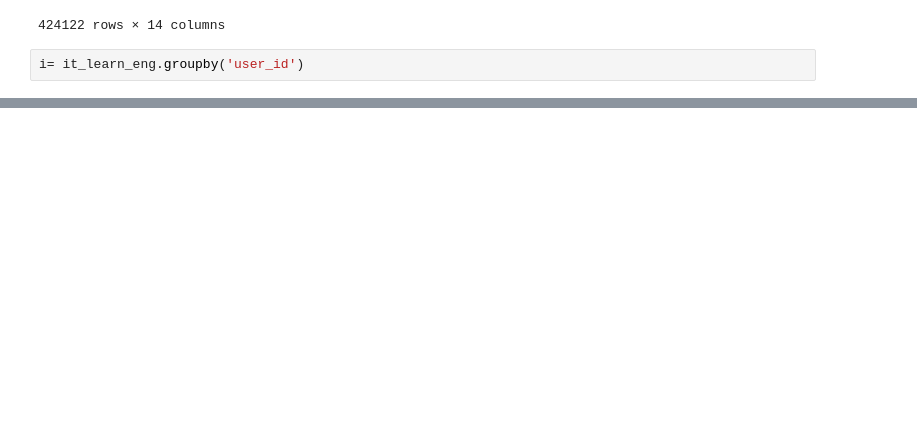
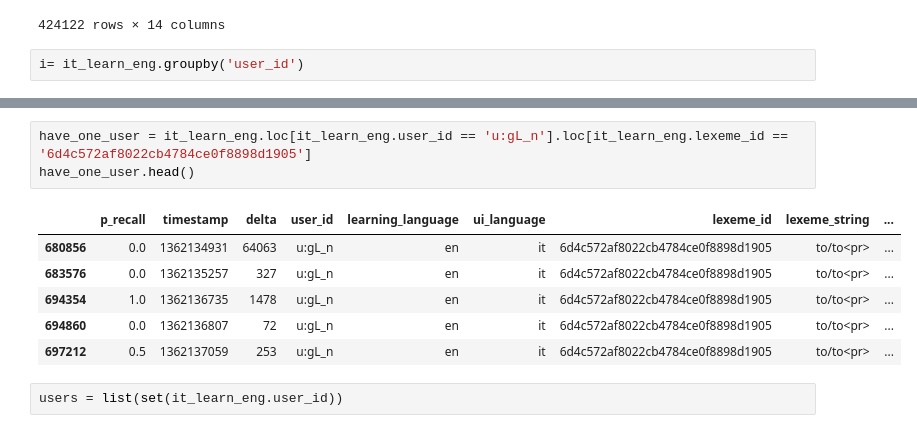
Before and after one commit to k-christensen/duo_proj, a Jupyter notebook: preprocessing.ipynb, the cells around one changed output, grey strips where cells are left out. Cells and saved outputs as stored; diff of their text form; blank space fills up the shorter version.

```diff
--- a/preprocessing.ipynb
+++ b/preprocessing.ipynb
@@ -362,0 +400,12 @@ i= it_learn_eng.groupby('user_id')
+# %%
+have_one_user = it_learn_eng.loc[it_learn_eng.user_id == 'u:gL_n'].loc[it_learn_eng.lexeme_id == '6d4c572af8022cb4784ce0f8898d1905']
+have_one_user.head()
+# %% [output]
+|  | p_recall | timestamp | delta | user_id | learning_language | ui_language | lexeme_id | lexeme_string | ... |
+| 680856 | 0.0 | 1362134931 | 64063 | u:gL_n | en | it | 6d4c572af8022cb4784ce0f8898d1905 | to/to<pr> | ... |
+| 683576 | 0.0 | 1362135257 | 327 | u:gL_n | en | it | 6d4c572af8022cb4784ce0f8898d1905 | to/to<pr> | ... |
+| 694354 | 1.0 | 1362136735 | 1478 | u:gL_n | en | it | 6d4c572af8022cb4784ce0f8898d1905 | to/to<pr> | ... |
+| 694860 | 0.0 | 1362136807 | 72 | u:gL_n | en | it | 6d4c572af8022cb4784ce0f8898d1905 | to/to<pr> | ... |
+| 697212 | 0.5 | 1362137059 | 253 | u:gL_n | en | it | 6d4c572af8022cb4784ce0f8898d1905 | to/to<pr> | ... |
+# %%
+users = list(set(it_learn_eng.user_id))
```
Also changed, not shown: parts of 14 cells of this notebook.
